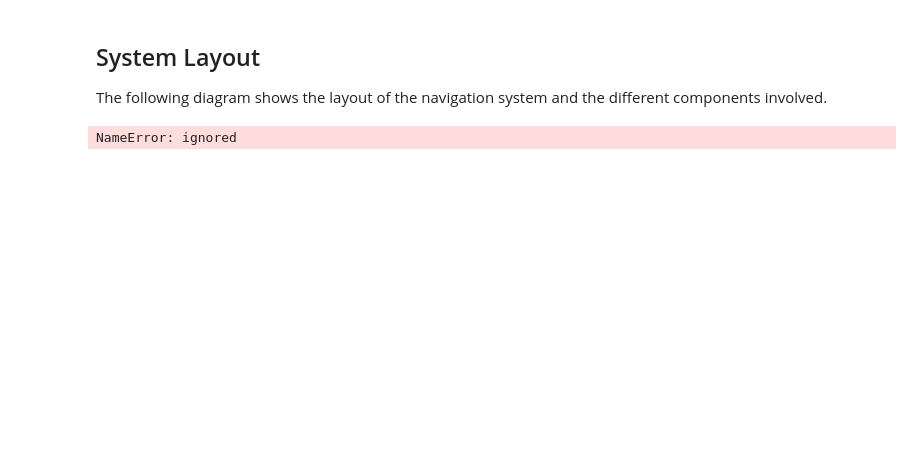
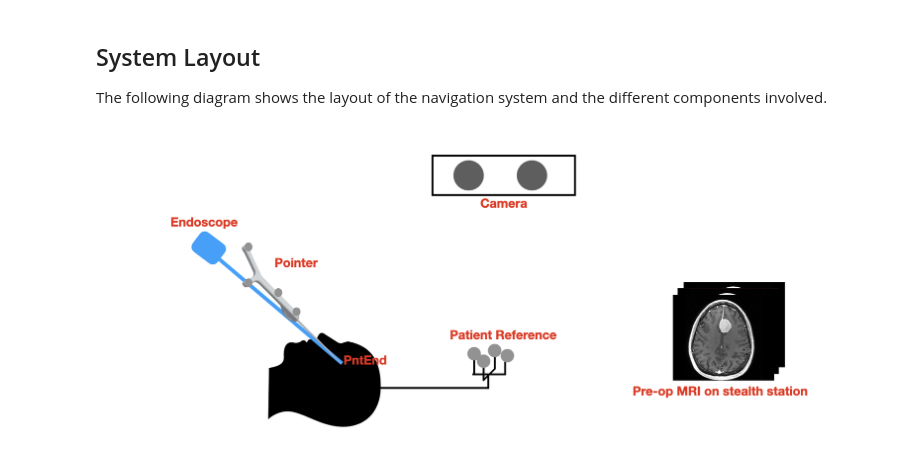
Before and after one commit to swishswish123/tracked_surgery_simulations, a Jupyter notebook: tracked_pointer.ipynb, the cells around one changed output. Drawn from its saved outputs; the diff is of its cells as text; code cells hidden in the pictures; blank space fills up the shorter version.

Commit message:
feat: image import working

```diff
--- a/tracked_pointer.ipynb
+++ b/tracked_pointer.ipynb
@@ -18,6 +23,6 @@ fatal: destination path 'tracked_surgery_simulations' already exists and is not
 
 The following diagram shows the layout of the navigation system and the different components involved.
 # %%
-Image(filename="./assets/pointer_setup.png")
+Image(filename="./repo/assets/pointer_setup.png")
 # %% [output]
-NameError: ignored
+[figure, added]
```
Also changed, not shown: parts of 1 cell of this notebook.
